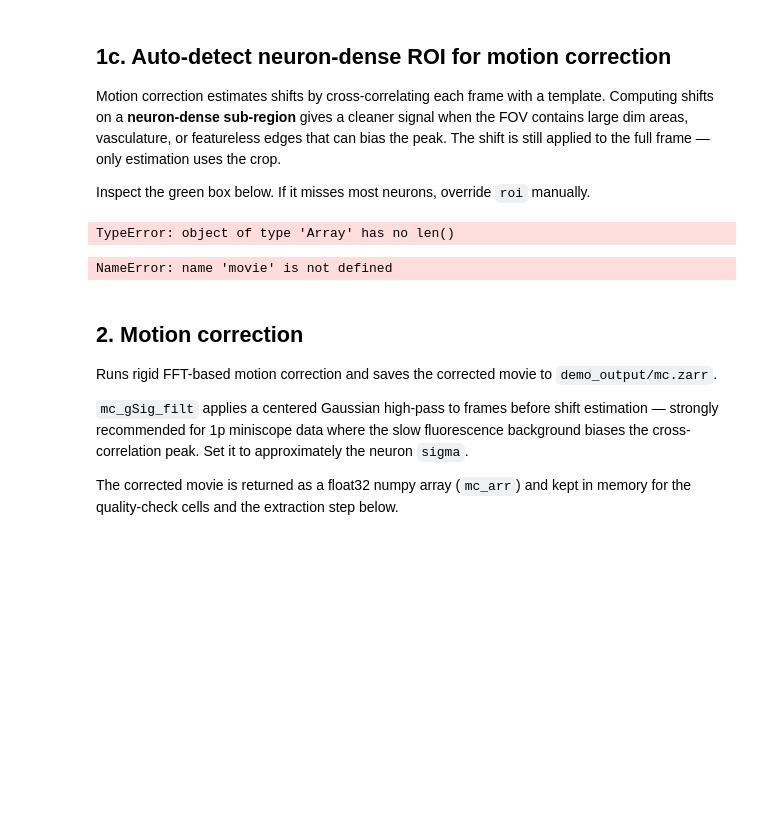
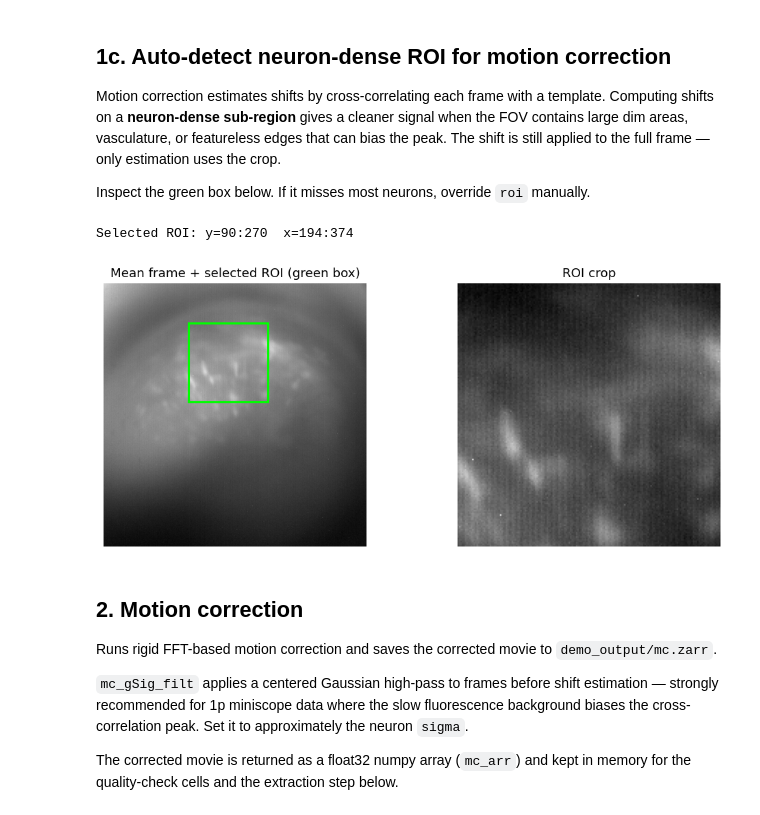
Before and after one commit to FlorianNeurosci/miniCNMFe, a Jupyter notebook: demo_notebooks/tutorial_demo.ipynb, the cells around one changed output. Drawn from its saved outputs; the diff is of its cells as text; code cells hidden in the pictures; blank space fills up the shorter version.

```diff
--- a/demo_notebooks/tutorial_demo.ipynb
+++ b/demo_notebooks/tutorial_demo.ipynb
@@ -207,32 +207,29 @@ Inspect the green box below. If it misses most neurons, override `roi` manually.
 # %%
 from cnmfe.motion_correction import select_roi
 
-roi = select_roi(z, frac_h=0.5, frac_w=0.5, n_frames=800, border_margin=40, hp_sigma=25.0)
+roi = select_roi(z, frac_h=0.3, frac_w=0.3, n_frames=800, border_margin=40, hp_sigma=10.0)
 print(f"Selected ROI: y={roi[0].start}:{roi[0].stop}  x={roi[1].start}:{roi[1].stop}")
 
 fig, axes = plt.subplots(1, 2, figsize=(10, 4))
 axes[0].imshow(mean_img, cmap="gray")
 axes[0].add_patch(plt.Rectangle(
     (roi[1].start, roi[0].start),
     roi[1].stop - roi[1].start, roi[0].stop - roi[0].start,
     edgecolor="lime", facecolor="none", lw=2,
 ))
 axes[0].set_title("Mean frame + selected ROI (green box)")
 axes[0].axis("off")
 axes[1].imshow(mean_img[roi], cmap="gray")
 axes[1].set_title("ROI crop")
 axes[1].axis("off")
 plt.tight_layout()
 plt.show()
 
 # Override if the auto-detection looks wrong:
 # roi = (slice(100, 400), slice(150, 450))
 # %% [output]
-TypeError: object of type 'Array' has no len()
+Selected ROI: y=90:270  x=194:374
+[figure, added]
-# %%
-movie
-# %% [output]
-NameError: name 'movie' is not defined
 # %%
 # from cnmfe.preprocess import correlation_pnr
 # from scipy.ndimage import maximum_filter
```
Also changed, not shown: parts of 10 cells of this notebook, 2 other files.
